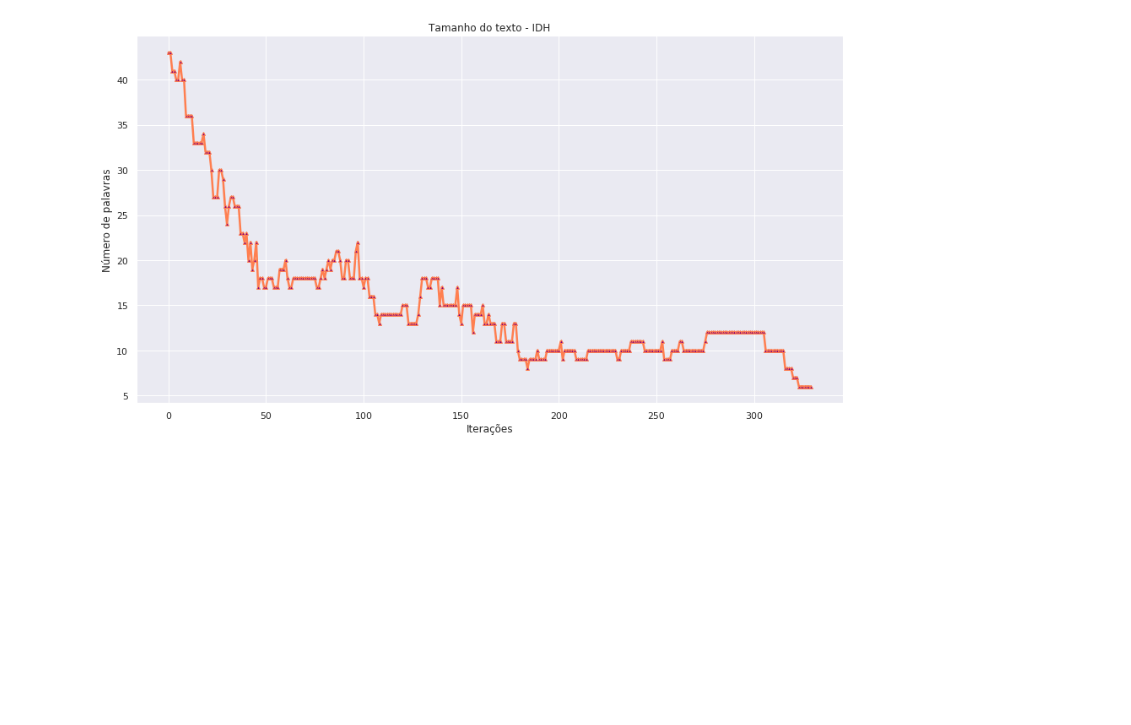
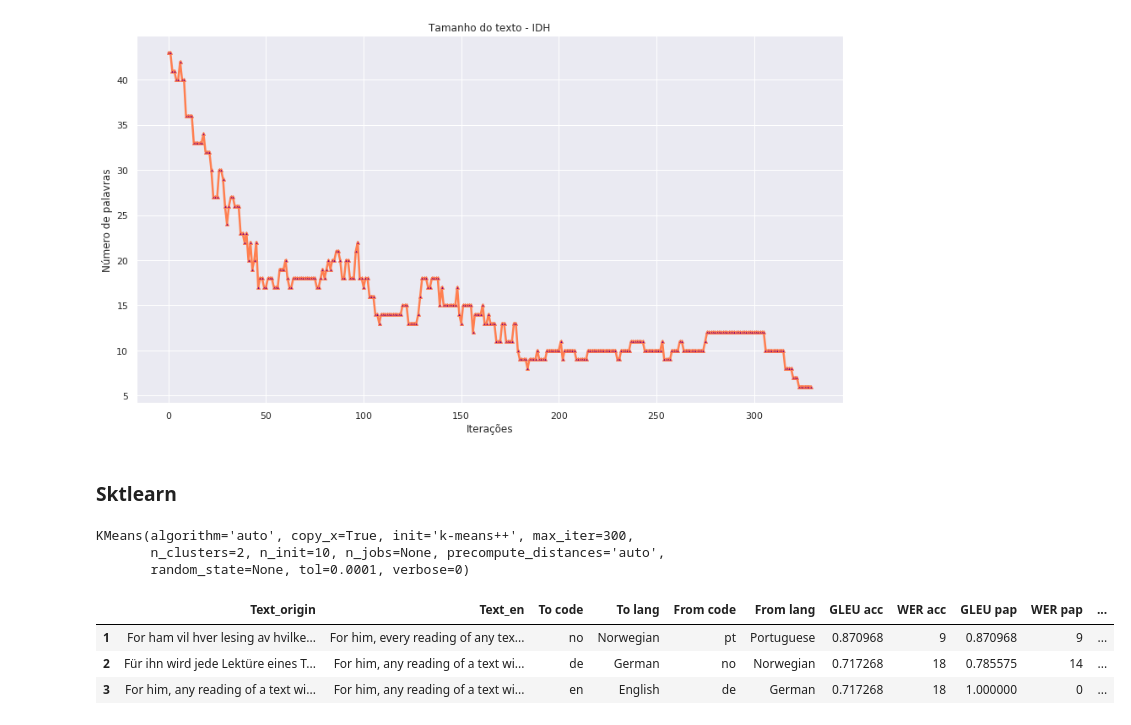
Before and after one commit to gecid-aia/babel, a Jupyter notebook: exploring_results.ipynb, the cells around one changed output. Saved outputs shown, nothing was run; the diff lists cells and outputs as text; code cells hidden in the pictures; blank space fills up the shorter version.

```diff
--- a/exploring_results.ipynb
+++ b/exploring_results.ipynb
@@ -395,3 +395,5 @@ plotData3(base_all['TAM'], 'Tamanho do texto - IDH', ylabel = 'Número de palavr
 [figure]
 [figure]
 [figure]
+# %% [markdown]
+### Sktlearn
@@ -397,0 +411,16 @@ plotData3(base_all['TAM'], 'Tamanho do texto - IDH', ylabel = 'Número de palavr
+# %%
+kmeans = KMeans(n_clusters = 2)
+kmeans.fit(X)
+# %% [output]
+KMeans(algorithm='auto', copy_x=True, init='k-means++', max_iter=300,
+       n_clusters=2, n_init=10, n_jobs=None, precompute_distances='auto',
+       random_state=None, tol=0.0001, verbose=0)
+# %%
+base = base_all.drop(0, axis = 0)
+base['Label'] = kmeans.labels_
+base.head(3)
+# %% [output]
+|  | Text_origin | Text_en | To code | To lang | From code | From lang | GLEU acc | WER acc | GLEU pap | WER pap | ... |
+| 1 | For ham vil hver lesing av hvilke... | For him, every reading of any tex... | no | Norwegian | pt | Portuguese | 0.870968 | 9 | 0.870968 | 9 | ... |
+| 2 | Für ihn wird jede Lektüre eines T... | For him, any reading of a text wi... | de | German | no | Norwegian | 0.717268 | 18 | 0.785575 | 14 | ... |
+| 3 | For him, any reading of a text wi... | For him, any reading of a text wi... | en | English | de | German | 0.717268 | 18 | 1.000000 | 0 | ... |
```
Also changed, not shown: parts of 12 cells of this notebook, 2 other files.
